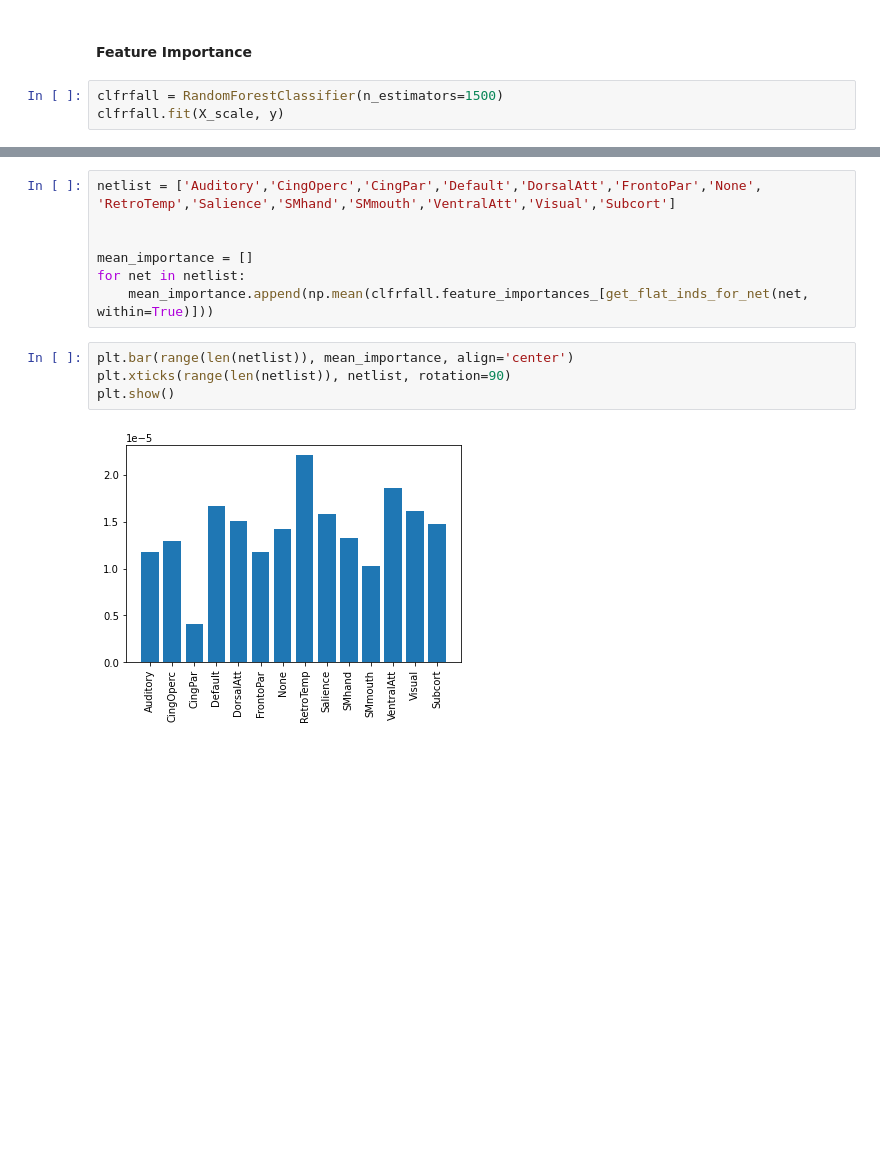
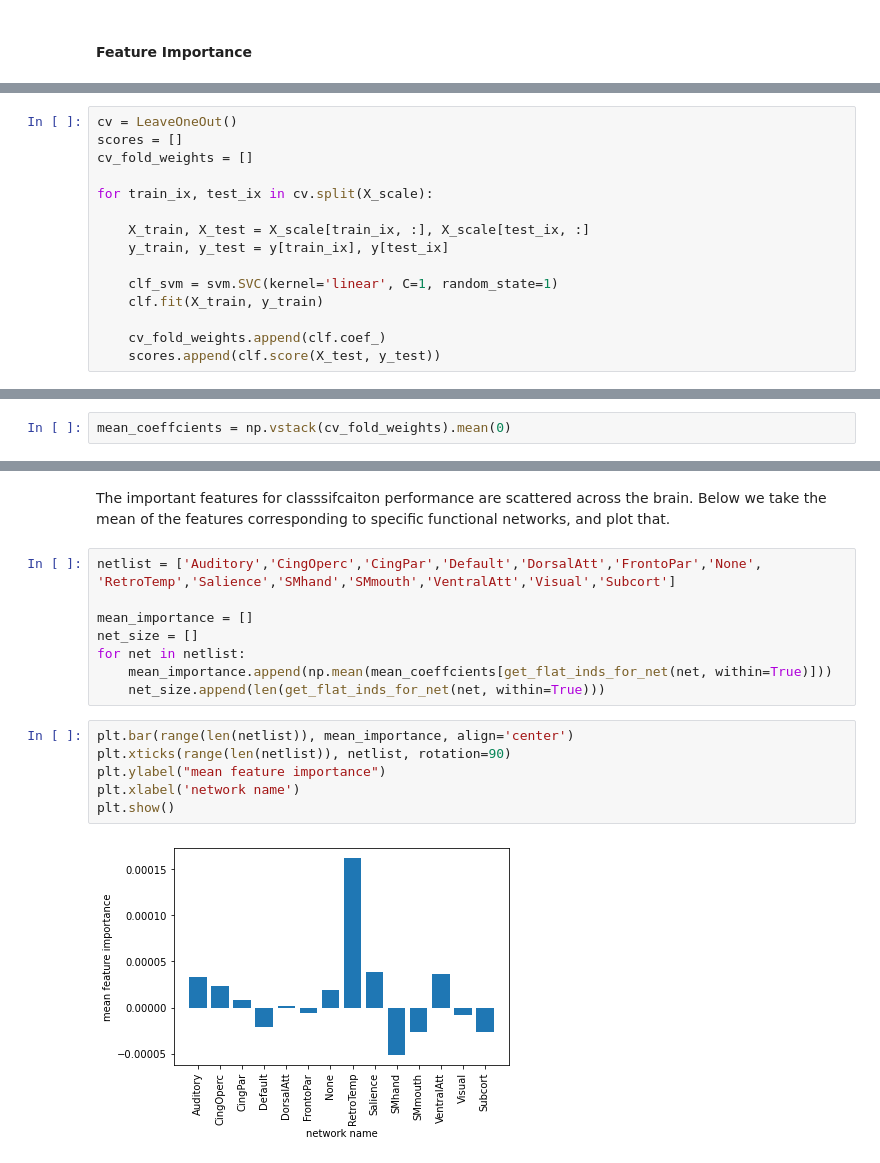
Before and after one commit to MattFeig/pfifc, a Jupyter notebook: introduction_svm_analysis.ipynb, the cells around one changed output, grey strips where cells are left out. Saved outputs shown, nothing was run; the diff lists cells and outputs as text; blank space fills up the shorter version.

```diff
--- a/linear_svm_analysis.ipynb
+++ b/introduction_svm_analysis.ipynb
@@ -104,5 +95,2 @@ print('LOOCV Accuracy: %.3f (%.3f)' % (np.mean(scores), np.std(scores)))
 # %% [markdown]
 #### Feature Importance
-# %%
-clfrfall = RandomForestClassifier(n_estimators=1500)
-clfrfall.fit(X_scale, y)
@@ -123,0 +99,15 @@ weighted avg       1.00      1.00      1.00       198
+# %%
+cv = LeaveOneOut()
+scores = []
+cv_fold_weights = []
+
+for train_ix, test_ix in cv.split(X_scale):
+
+    X_train, X_test = X_scale[train_ix, :], X_scale[test_ix, :]
+    y_train, y_test = y[train_ix], y[test_ix]
+
+    clf_svm = svm.SVC(kernel='linear', C=1, random_state=1)
+    clf.fit(X_train, y_train)
+
+    cv_fold_weights.append(clf.coef_)
+    scores.append(clf.score(X_test, y_test))
@@ -123,0 +118,2 @@ weighted avg       1.00      1.00      1.00       198
+# %%
+mean_coeffcients = np.vstack(cv_fold_weights).mean(0)
@@ -128,13 +126,18 @@ make_corrfig(triangularizeweights(clfrfall.feature_importances_), weights=True)
+# %% [markdown]
+The important features for classsifcaiton performance are scattered across the brain. Below we take the mean of the features corresponding to specific functional networks, and plot that.
 # %%
 netlist = ['Auditory','CingOperc','CingPar','Default','DorsalAtt','FrontoPar','None', 'RetroTemp','Salience','SMhand','SMmouth','VentralAtt','Visual','Subcort']
 
-
 mean_importance = []
+net_size = []
 for net in netlist:
-    mean_importance.append(np.mean(clfrfall.feature_importances_[get_flat_inds_for_net(net, within=True)]))
+    mean_importance.append(np.mean(mean_coeffcients[get_flat_inds_for_net(net, within=True)]))
+    net_size.append(len(get_flat_inds_for_net(net, within=True)))
 # %%
 plt.bar(range(len(netlist)), mean_importance, align='center')
 plt.xticks(range(len(netlist)), netlist, rotation=90)
+plt.ylabel("mean feature importance")
+plt.xlabel('network name')
 plt.show()
 # %% [output]
-[figure, old version]
+[figure, new version]
```
Also changed, not shown: parts of 15 cells of this notebook, 2 other files.
